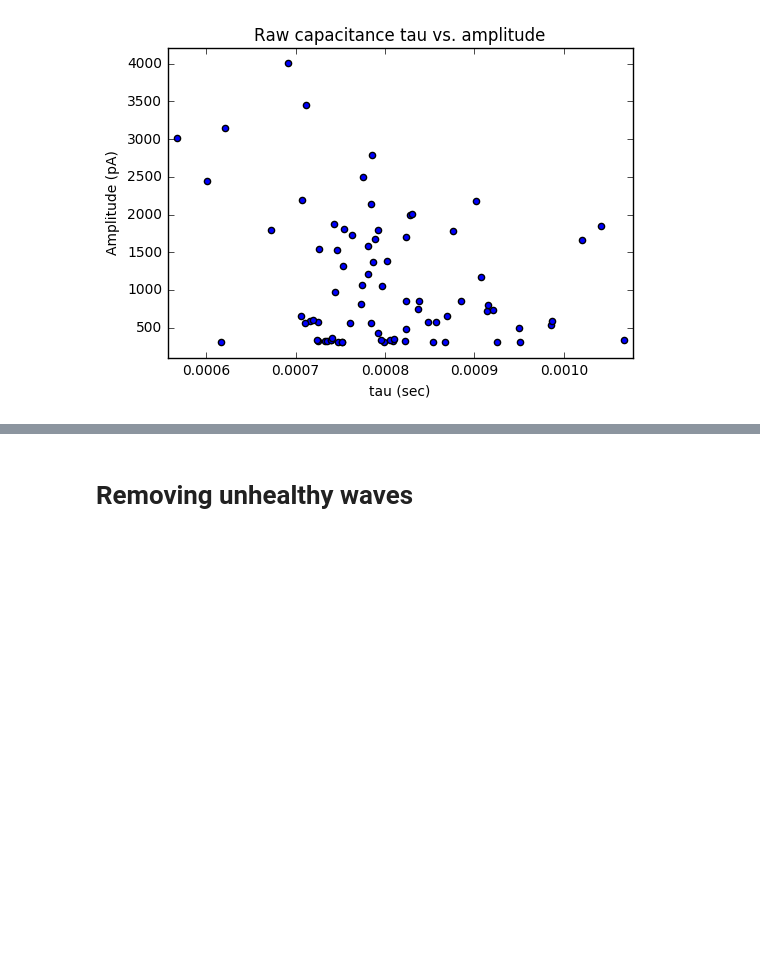
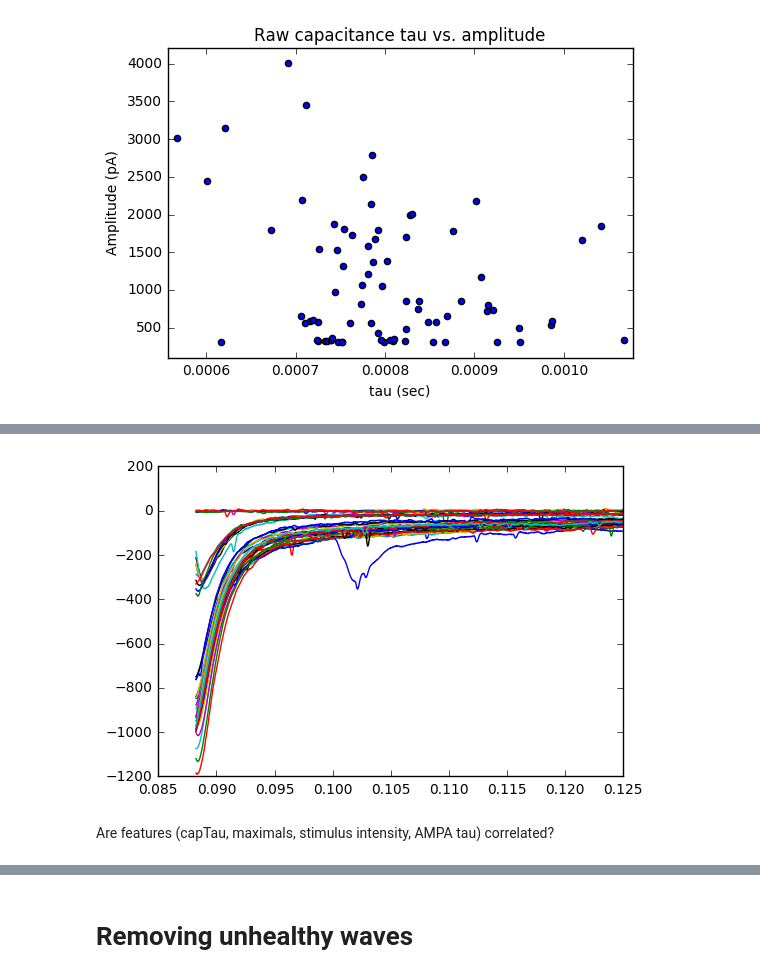
Before and after one commit to yuwie10/ephysAnalysis, a Jupyter notebook: ephysAnalysis2.ipynb, the cells around one changed output, grey strips where cells are left out. Saved outputs shown, nothing was run; the diff lists cells and outputs as text; code cells hidden in the pictures; blank space fills up the shorter version.

Commit message:
trying to fit AMPA decay

```diff
--- a/ephysAnalysis2.ipynb
+++ b/ephysAnalysis2.ipynb
@@ -189,0 +226,25 @@ plt.show();
+# %%
+def normalizeTraces(df):
+    '''Normalizes traces to baseline'''
+    baseline = df[endCap:firstArtBegin]
+    baseline = baseline.dropna(axis = 0)
+    avgBaseline = baseline.apply(np.mean, axis = 0)
+    normalizedTraces = df - avgBaseline
+    return normalizedTraces
+
+def removeArtifact(df, begin, end):
+    '''Removes stimulus artifact'''
+    df[begin:end] = np.nan
+    return df
+
+normalizedAMPA = normalizeTraces(allWaves[allWaves.columns[::2]])[firstStimBegin:firstStimEnd]
+normalizedAMPA = removeArtifact(normalizedAMPA, firstArtBegin, firstArtEnd)
+
+#identify cutoff for curve fitting
+beginAMPAcurve = normalizedAMPA.idxmin().median()
+AMPAcurveToFit = normalizedAMPA[beginAMPAcurve:firstStimEnd]
+
+plt.plot(AMPAcurveToFit)
+plt.show();
+# %% [output]
+[figure, added]
@@ -189,0 +254,2 @@ plt.show();
+# %% [markdown]
+Are features (capTau, maximals, stimulus intensity, AMPA tau) correlated?
```
Also changed, not shown: parts of 14 cells of this notebook.
